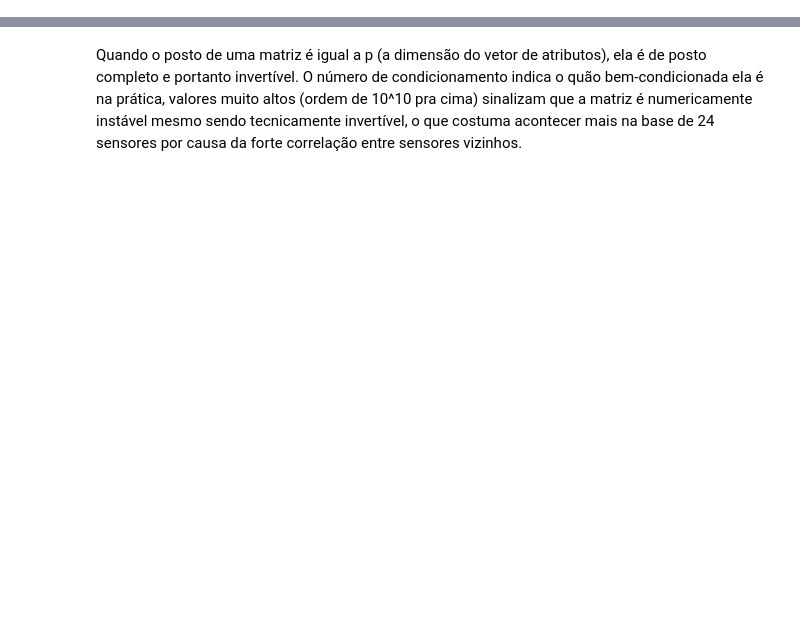
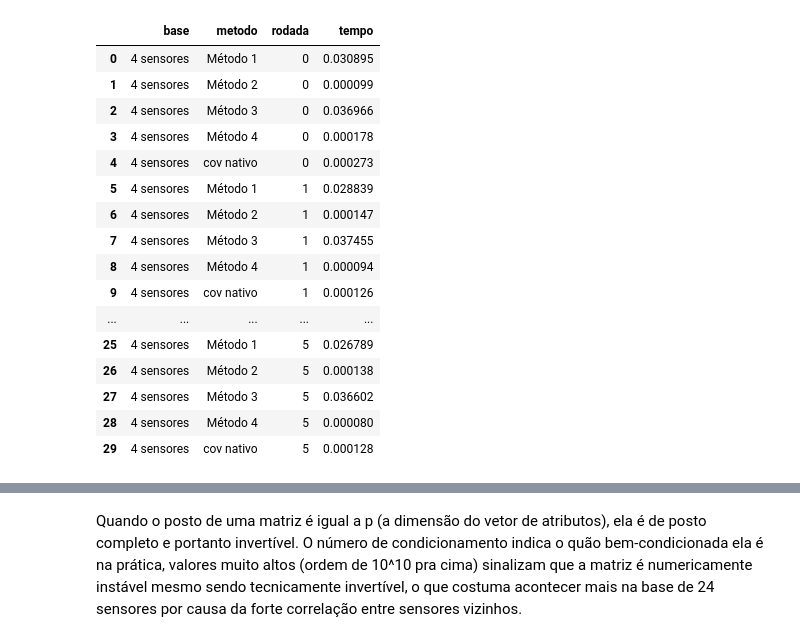
Before and after one commit to NatanielMarques14/trabalhos-computacionais-reconhecimento-padroes, a Jupyter notebook: notebooks/tc2/TC2_wall_following_covariancia.ipynb, the cells around one changed output, grey strips where cells are left out. Drawn from its saved outputs; the diff is of its cells as text; code cells hidden in the pictures; blank space fills up the shorter version.

```diff
--- a/notebooks/tc2/TC2_wall_following_covariancia.ipynb
+++ b/notebooks/tc2/TC2_wall_following_covariancia.ipynb
@@ -76,0 +127,6 @@ metodos = {"Método 1": mcovar1, "Método 2": mcovar2, "Método 3": mcovar3, "M
+# %%
+for nome_base, X in [("4 sensores", X4), ("24 sensores", X24)]:
+    C_global = mcovar4(X)
+    print(f"--- Matriz de covariância global ({nome_base}) ---")
+    print(np.round(C_global, 4))
+    print()
@@ -94,18 +180,36 @@ Rodando cada método (mais o np.cov nativo) 100 vezes seguidas para cada base e
 # %%
 n_rodadas = 100
 linhas_tempo = []
 
 for nome_base, X in [("4 sensores", X4), ("24 sensores", X24)]:
     for rodada in range(n_rodadas):
         for nome, f in metodos.items():
             t0 = time.perf_counter()
             f(X)
             tempo = time.perf_counter() - t0
             linhas_tempo.append({"base": nome_base, "metodo": nome, "rodada": rodada, "tempo": tempo})
         t0 = time.perf_counter()
         np.cov(X, bias=True)
         tempo = time.perf_counter() - t0
         linhas_tempo.append({"base": nome_base, "metodo": "cov nativo", "rodada": rodada, "tempo": tempo})
 
 tempos = pd.DataFrame(linhas_tempo)
-tempos.head()
+tempos.head(30)
+# %% [output]
+|  | base | metodo | rodada | tempo |
+| 0 | 4 sensores | Método 1 | 0 | 0.030895 |
+| 1 | 4 sensores | Método 2 | 0 | 0.000099 |
+| 2 | 4 sensores | Método 3 | 0 | 0.036966 |
+| 3 | 4 sensores | Método 4 | 0 | 0.000178 |
+| 4 | 4 sensores | cov nativo | 0 | 0.000273 |
+| 5 | 4 sensores | Método 1 | 1 | 0.028839 |
+| 6 | 4 sensores | Método 2 | 1 | 0.000147 |
+| 7 | 4 sensores | Método 3 | 1 | 0.037455 |
+| 8 | 4 sensores | Método 4 | 1 | 0.000094 |
+| 9 | 4 sensores | cov nativo | 1 | 0.000126 |
+| ... | ... | ... | ... | ... |
+| 25 | 4 sensores | Método 1 | 5 | 0.026789 |
+| 26 | 4 sensores | Método 2 | 5 | 0.000138 |
+| 27 | 4 sensores | Método 3 | 5 | 0.036602 |
+| 28 | 4 sensores | Método 4 | 5 | 0.000080 |
+| 29 | 4 sensores | cov nativo | 5 | 0.000128 |
```
Also changed, not shown: parts of 29 cells of this notebook, 6 other files.
